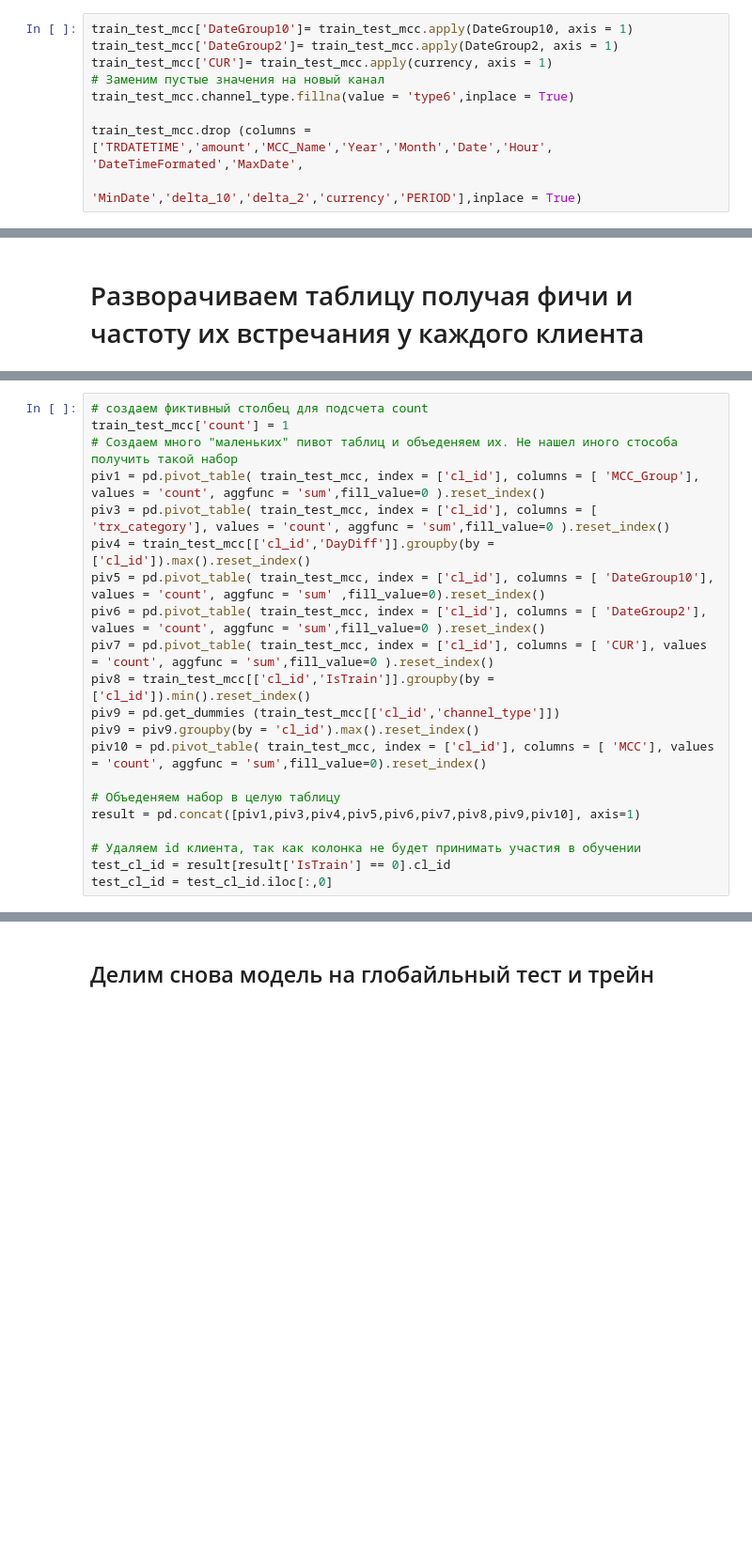
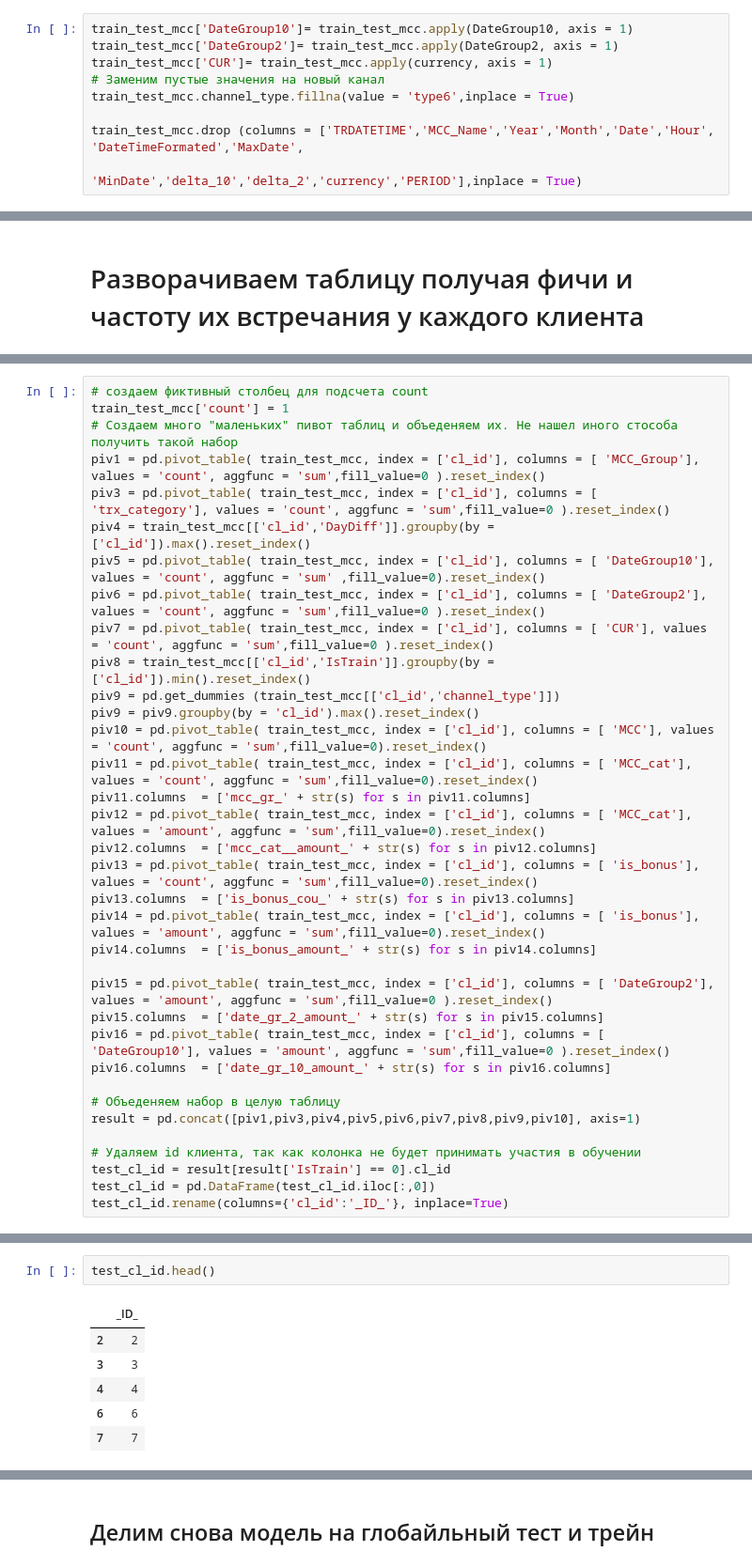
Before and after one commit to dikoobraz87/DZ_solutions, a Jupyter notebook: Block 3/FE_Homework_1.ipynb, the cells around one changed output, grey strips where cells are left out. Shown at 94% size. Drawn from its saved outputs; the diff is of its cells as text; blank space fills up the shorter version.

```diff
--- a/Block 3/FE_Homework_1.ipynb
+++ b/Block 3/FE_Homework_1.ipynb
@@ -191,5 +262,5 @@ train_test_mcc['CUR']= train_test_mcc.apply(currency, axis = 1)
 # Заменим пустые значения на новый канал
 train_test_mcc.channel_type.fillna(value = 'type6',inplace = True)
 
-train_test_mcc.drop (columns = ['TRDATETIME','amount','MCC_Name','Year','Month','Date','Hour', 'DateTimeFormated','MaxDate',
+train_test_mcc.drop (columns = ['TRDATETIME','MCC_Name','Year','Month','Date','Hour', 'DateTimeFormated','MaxDate',
                                 'MinDate','delta_10','delta_2','currency','PERIOD'],inplace = True)
@@ -230,10 +330,24 @@ piv8 = train_test_mcc[['cl_id','IsTrain']].groupby(by = ['cl_id']).min().reset_i
 piv9 = pd.get_dummies (train_test_mcc[['cl_id','channel_type']])
 piv9 = piv9.groupby(by = 'cl_id').max().reset_index()
 piv10 = pd.pivot_table( train_test_mcc, index = ['cl_id'], columns = [ 'MCC'], values = 'count', aggfunc = 'sum',fill_value=0).reset_index()
+piv11 = pd.pivot_table( train_test_mcc, index = ['cl_id'], columns = [ 'MCC_cat'], values = 'count', aggfunc = 'sum',fill_value=0).reset_index()
+piv11.columns  = ['mcc_gr_' + str(s) for s in piv11.columns]
+piv12 = pd.pivot_table( train_test_mcc, index = ['cl_id'], columns = [ 'MCC_cat'], values = 'amount', aggfunc = 'sum',fill_value=0).reset_index()
+piv12.columns  = ['mcc_cat__amount_' + str(s) for s in piv12.columns]
+piv13 = pd.pivot_table( train_test_mcc, index = ['cl_id'], columns = [ 'is_bonus'], values = 'count', aggfunc = 'sum',fill_value=0).reset_index()
+piv13.columns  = ['is_bonus_cou_' + str(s) for s in piv13.columns]
+piv14 = pd.pivot_table( train_test_mcc, index = ['cl_id'], columns = [ 'is_bonus'], values = 'amount', aggfunc = 'sum',fill_value=0).reset_index()
+piv14.columns  = ['is_bonus_amount_' + str(s) for s in piv14.columns]
+
+piv15 = pd.pivot_table( train_test_mcc, index = ['cl_id'], columns = [ 'DateGroup2'], values = 'amount', aggfunc = 'sum',fill_value=0 ).reset_index()
+piv15.columns  = ['date_gr_2_amount_' + str(s) for s in piv15.columns]
+piv16 = pd.pivot_table( train_test_mcc, index = ['cl_id'], columns = [ 'DateGroup10'], values = 'amount', aggfunc = 'sum',fill_value=0 ).reset_index()
+piv16.columns  = ['date_gr_10_amount_' + str(s) for s in piv16.columns]
 
 # Объеденяем набор в целую таблицу
 result = pd.concat([piv1,piv3,piv4,piv5,piv6,piv7,piv8,piv9,piv10], axis=1)
 
 # Удаляем id клиента, так как колонка не будет принимать участия в обучении
 test_cl_id = result[result['IsTrain'] == 0].cl_id
-test_cl_id = test_cl_id.iloc[:,0]
+test_cl_id = pd.DataFrame(test_cl_id.iloc[:,0])
+test_cl_id.rename(columns={'cl_id':'_ID_'}, inplace=True)
@@ -239,0 +363,9 @@ test_cl_id = test_cl_id.iloc[:,0]
+# %%
+test_cl_id.head()
+# %% [output]
+|  | _ID_ |
+| 2 | 2 |
+| 3 | 3 |
+| 4 | 4 |
+| 6 | 6 |
+| 7 | 7 |
```
Also changed, not shown: parts of 28 cells of this notebook, 2 other files.
